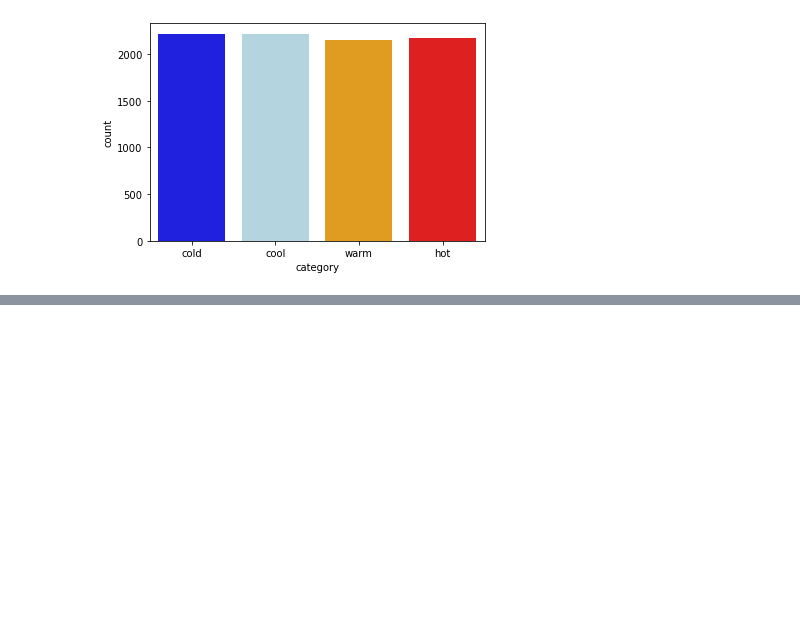
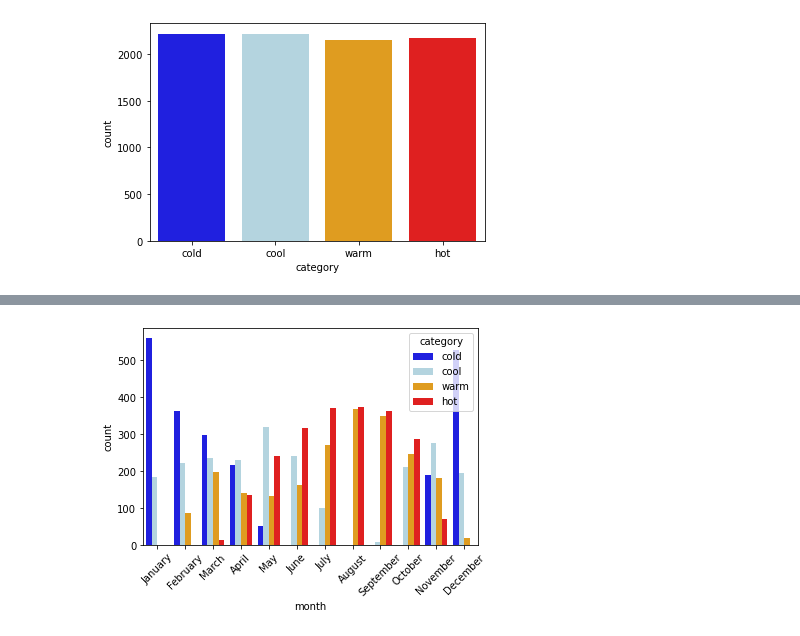
Before and after one commit to malachi-hale/time-series-exercises, a Jupyter notebook: Time_Series_Data.ipynb, the cells around one changed output, grey strips where cells are left out. Drawn from its saved outputs; the diff is of its cells as text; code cells hidden in the pictures; blank space fills up the shorter version.

```diff
--- a/Time_Series_Data.ipynb
+++ b/Time_Series_Data.ipynb
@@ -993,0 +997,2 @@ days_by_category = sns.countplot(sf_temps.category, palette = ['blue', 'lightblu
+# %%
+sf_temps['month'] = sf_temps.index.month_name()
@@ -993,0 +1029,6 @@ days_by_category = sns.countplot(sf_temps.category, palette = ['blue', 'lightblu
+# %%
+category_by_month = sns.countplot(data = sf_temps, x = "month", hue = "category", palette = ['blue', 'lightblue', 'orange', 'red'])
+for item in category_by_month.get_xticklabels():
+    item.set_rotation(45)
+# %% [output]
+[figure, added]
```
Also changed, not shown: parts of 4 cells of this notebook.
